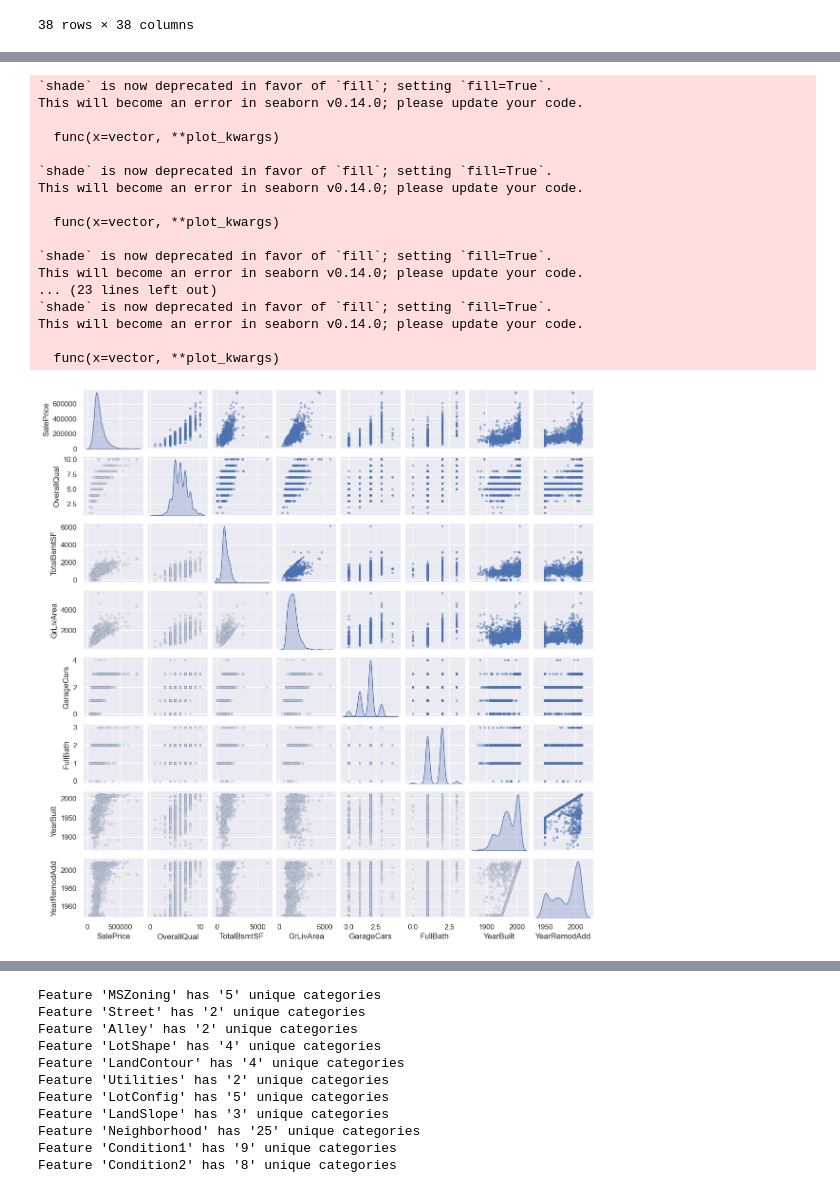
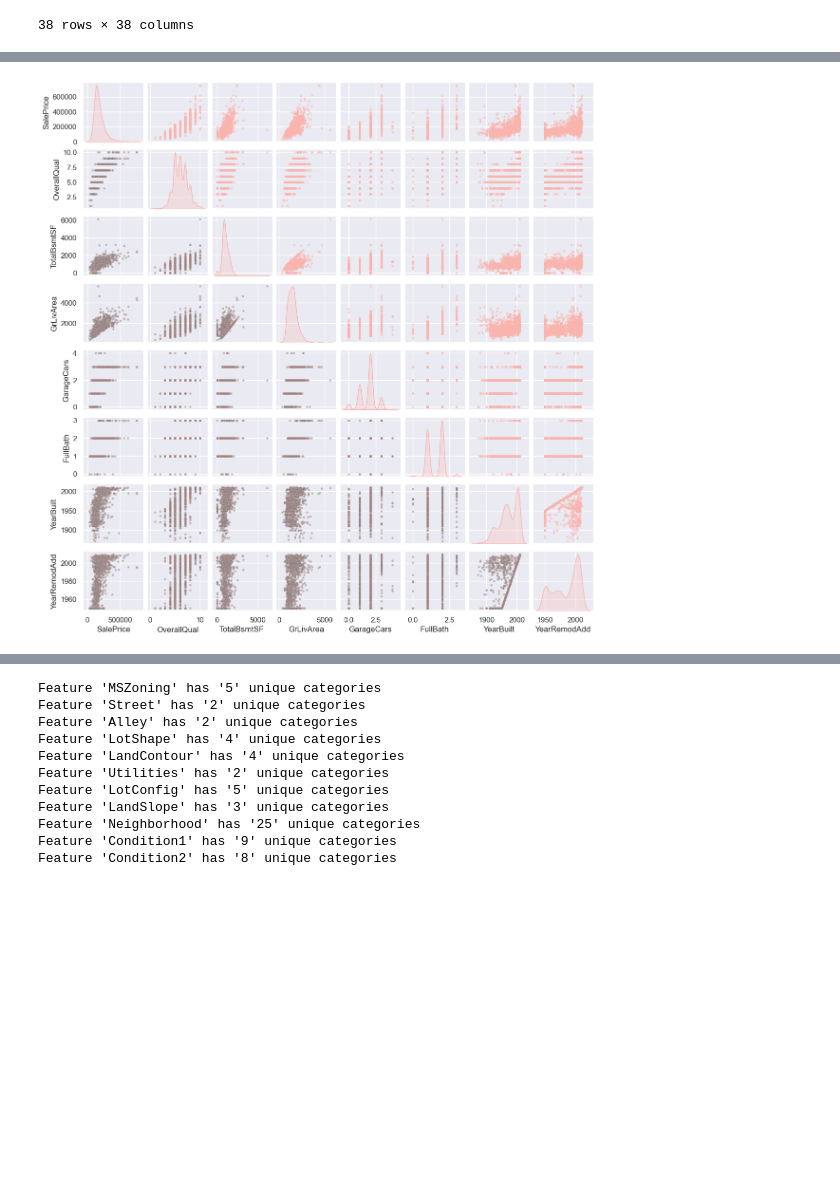
Before and after one commit to zbh160/DS, a Jupyter notebook: EDA/house_pricing/EDA.ipynb, the cells around one changed output, grey strips where cells are left out. Cells and saved outputs as stored; diff of their text form; code cells hidden in the pictures; blank space fills up the shorter version.

```diff
--- a/EDA/house_pricing/EDA.ipynb
+++ b/EDA/house_pricing/EDA.ipynb
@@ -68,5 +69,5 @@ import scipy.stats as st
 # %%
-DATA_DIR = Path("../data/house_pricing")
+DATA_DIR = Path("../../data/house_pricing")
 
 # Detect files in folder
 for root, dirs, files in os.walk(DATA_DIR):
@@ -228,6 +232,9 @@ missing_data.head(20)
 | MasVnrArea | 8 | 0.005479 |
 | Electrical | 1 | 0.000685 |
 | Id | 0 | 0.000000 |
+# %%
+# Visualization Config
+sns.set_palette("Pastel1")
 # %%
 # Visualize missing info
 msno.bar(df.sample(1000))
@@ -385,34 +375,13 @@ Index(['SalePrice', 'OverallQual', 'GrLivArea', 'GarageCars', 'GarageArea',
 # %%
-sns.set()
 columns = ['SalePrice','OverallQual','TotalBsmtSF','GrLivArea','GarageCars','FullBath','YearBuilt','YearRemodAdd']
-# sns.pairplot(df[columns],height = 2 ,kind ='scatter',diag_kind='kde')
-# pairplot = sns.pairplot(df[columns], height=1.5, kind='scatter', diag_kind='kde', plot_kws={'alpha': 0.5, 's': 10, 'edgecolor': None}, diag_kws={'shade': True})
-pairplot = sns.pairplot(df[columns], height=1.5, kind='scatter', diag_kind='kde', plot_kws={'alpha': 0.5, 's': 10, 'edgecolor': None}, diag_kws={'shade': True})
+pairplot = sns.pairplot(df[columns], height=1.5, kind='scatter', diag_kind='kde', plot_kws={'alpha': 0.5, 's': 10, 'edgecolor': None}, diag_kws={'fill': True})
 
 # Set color for the lower triangular part of the pairplot
 for i, j in zip(*np.tril_indices_from(pairplot.axes, -1)):
-    pairplot.axes[i, j].get_children()[0].set_facecolor('lightgrey')
-
+    pairplot.axes[i, j].get_children()[0].set_facecolor('grey')
 plt.show()
 # %% [output]
-`shade` is now deprecated in favor of `fill`; setting `fill=True`.
-This will become an error in seaborn v0.14.0; please update your code.
-
-  func(x=vector, **plot_kwargs)
-
-`shade` is now deprecated in favor of `fill`; setting `fill=True`.
-This will become an error in seaborn v0.14.0; please update your code.
-
-  func(x=vector, **plot_kwargs)
-
-`shade` is now deprecated in favor of `fill`; setting `fill=True`.
-This will become an error in seaborn v0.14.0; please update your code.
-... (23 lines left out)
-`shade` is now deprecated in favor of `fill`; setting `fill=True`.
-This will become an error in seaborn v0.14.0; please update your code.
-
-  func(x=vector, **plot_kwargs)
-[figure, old version]
+[figure, new version]
 # %%
 # Categorical Feature Exploration
 markdown_content = '''
```
Also changed, not shown: parts of 13 cells of this notebook.
